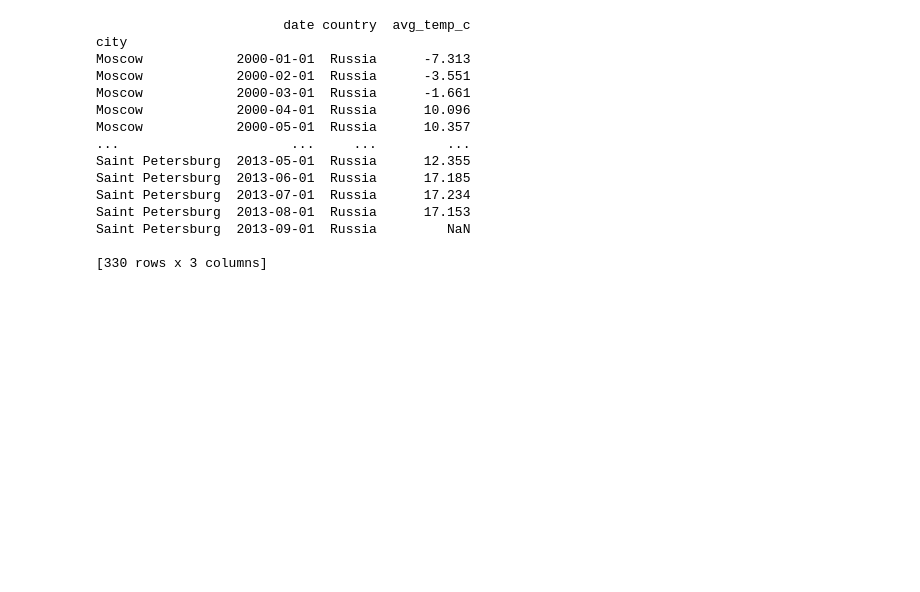
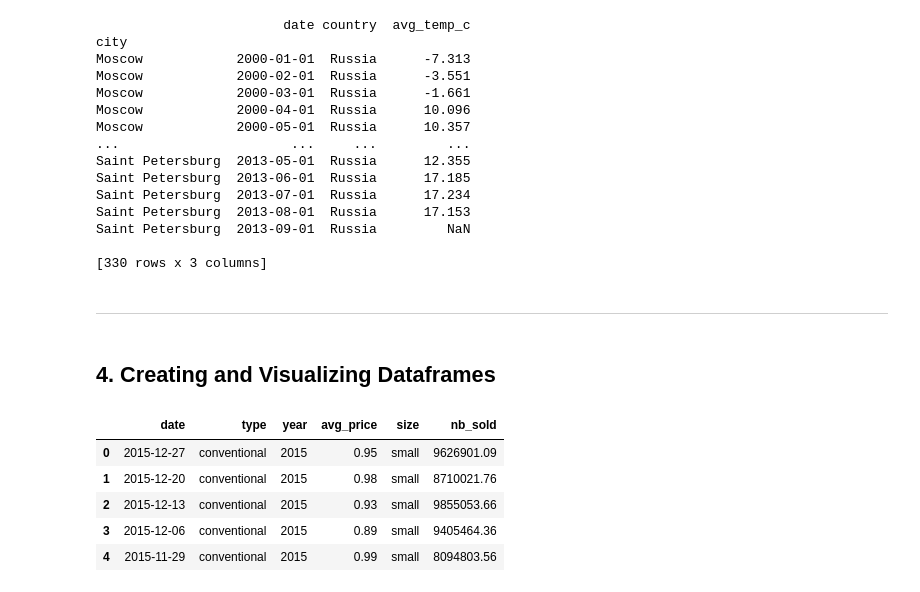
Before and after one commit to ishtiakrongon/Datacamp-Data_manipulation_with_pandas, a Jupyter notebook: data manipulation with pandas.ipynb, the cells around one changed output. Saved outputs shown, nothing was run; the diff lists cells and outputs as text; code cells hidden in the pictures; blank space fills up the shorter version.

```diff
--- a/data manipulation with pandas.ipynb
+++ b/data manipulation with pandas.ipynb
@@ -841,3 +841,7 @@ mean_temp_by_city = temp_by_country_city_vs_year.mean(axis="columns")
 
 # Filter for the city that had the lowest mean temp
 print(mean_temp_by_city[mean_temp_by_city == mean_temp_by_city.min()])
+# %% [markdown]
+---
+# %% [markdown]
+## 4. Creating and Visualizing Dataframes
@@ -843,0 +850,13 @@ print(mean_temp_by_city[mean_temp_by_city == mean_temp_by_city.min()])
+# %%
+avocados = pickle.load(
+    open("D:/git_repositories/Datacamp-Data_manipulation_with_oandas/datasets/avoplotto.pkl", "rb")
+)
+# %%
+avocados.head()
+# %% [output]
+|  | date | type | year | avg_price | size | nb_sold |
+| 0 | 2015-12-27 | conventional | 2015 | 0.95 | small | 9626901.09 |
+| 1 | 2015-12-20 | conventional | 2015 | 0.98 | small | 8710021.76 |
+| 2 | 2015-12-13 | conventional | 2015 | 0.93 | small | 9855053.66 |
+| 3 | 2015-12-06 | conventional | 2015 | 0.89 | small | 9405464.36 |
+| 4 | 2015-11-29 | conventional | 2015 | 0.99 | small | 8094803.56 |
```
Also changed, not shown: parts of 1 cell of this notebook.
